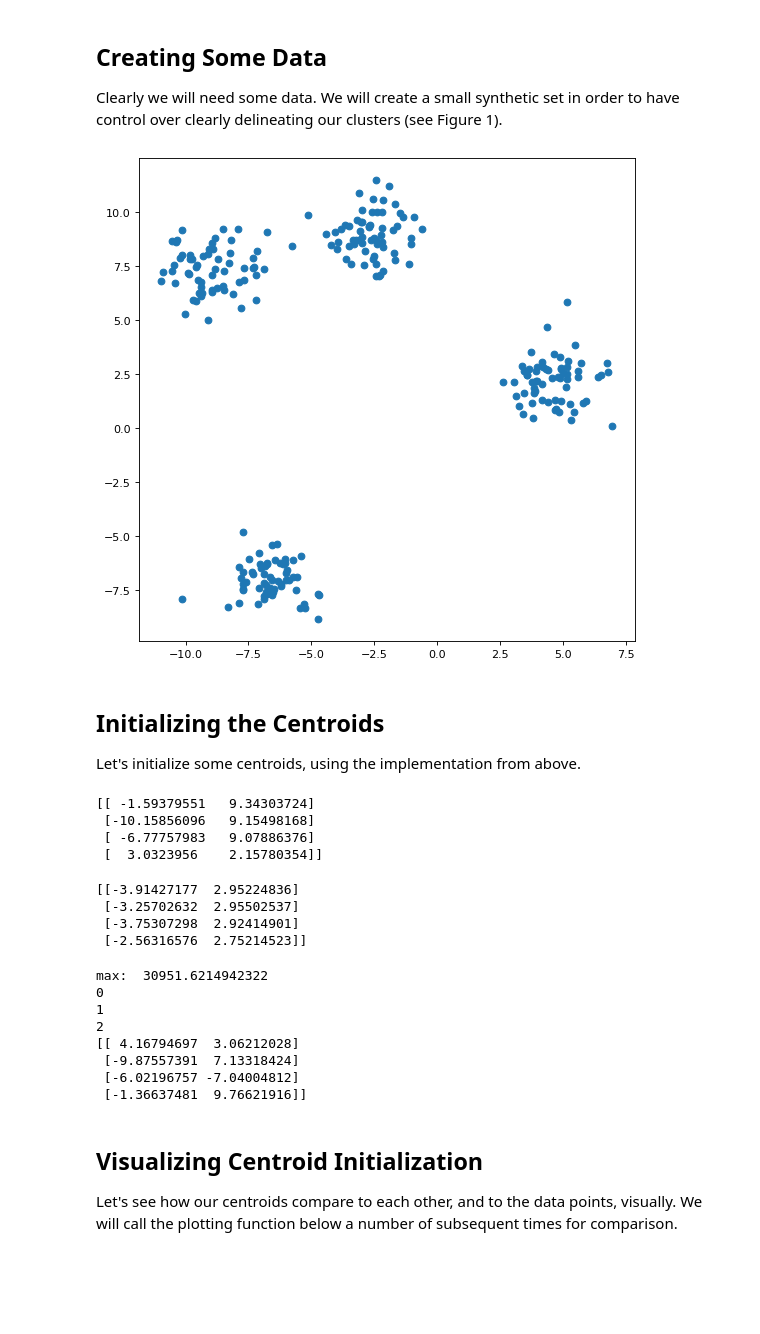
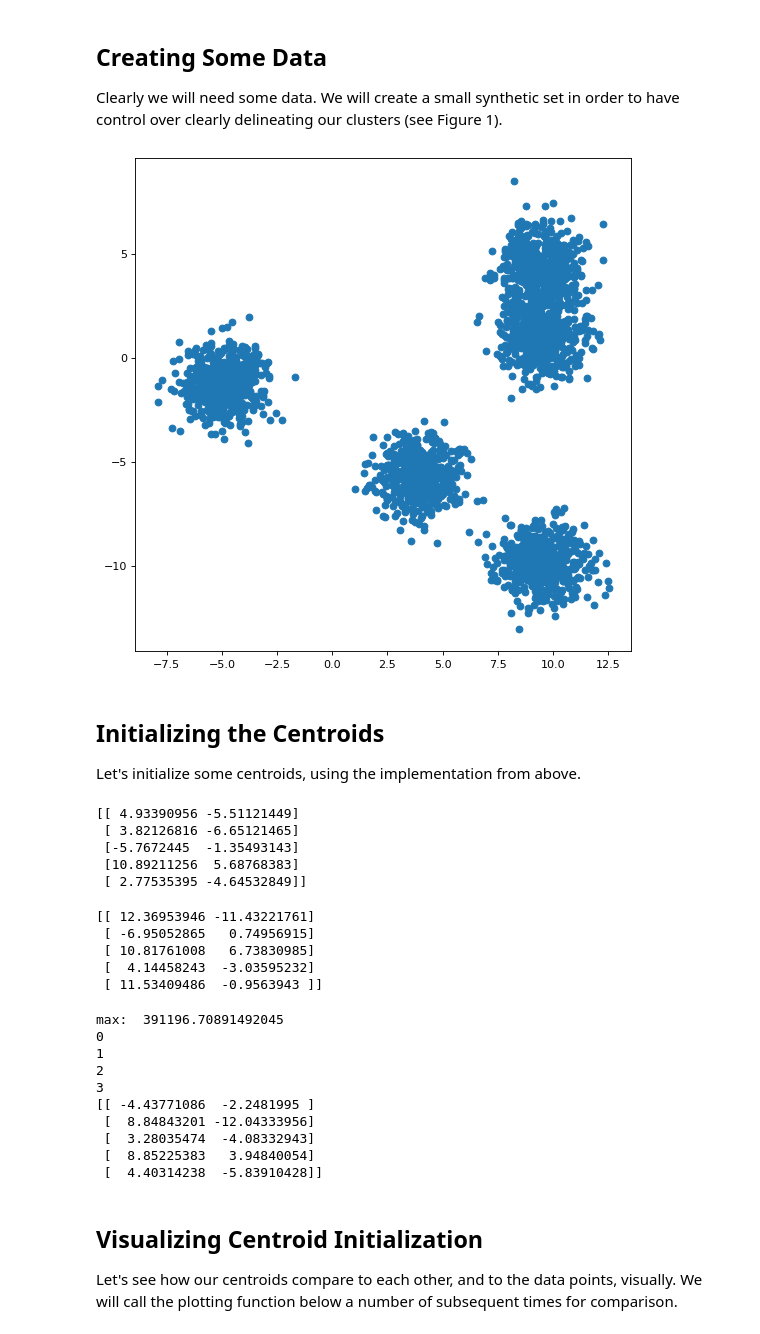
Before and after one commit to matworx/aai-url-notebooks, a Jupyter notebook: kMeans_Initialization.ipynb, the cells around one changed output. Cells and saved outputs as stored; diff of their text form; code cells hidden in the pictures; blank space fills up the shorter version.

```diff
--- a/kMeans_Initialization.ipynb
+++ b/kMeans_Initialization.ipynb
@@ -99,54 +99,58 @@ Clearly we will need some data. We will create a small synthetic set in order to
 # %%
 from sklearn.datasets import make_blobs
 
-n_samples = 250
+n_samples = 2500
 n_features = 2
-n_clusters = 4
-random_state = 42
+n_clusters = 5
+random_state = 4
 max_iter = 100
 
 X, y = make_blobs(n_samples=n_samples,
                   n_features=n_features,
                   centers=n_clusters,
                   random_state=random_state)
 
 fig=plt.figure(figsize=(8,8), dpi=80, facecolor='w', edgecolor='k')
 plt.scatter(X[:, 0], X[:, 1]);
 # %% [output]
-[figure, old version]
+[figure, new version]
 # %% [markdown]
 ## Initializing the Centroids
 
 
 Let's initialize some centroids, using the implementation from above.
 # %%
-forgy_centroids = forgy(X, n_clusters)
+forgy_centroids = macqueen(X, n_clusters)
 print(forgy_centroids)
 # %% [output]
-[[ -1.59379551   9.34303724]
- [-10.15856096   9.15498168]
- [ -6.77757983   9.07886376]
- [  3.0323956    2.15780354]]
+[[ 4.93390956 -5.51121449]
+ [ 3.82126816 -6.65121465]
+ [-5.7672445  -1.35493143]
+ [10.89211256  5.68768383]
+ [ 2.77535395 -4.64532849]]
 # %%
-random_centroids = random_partition(X, n_clusters)
+random_centroids = maximin(X, n_clusters)
 print(random_centroids)
 # %% [output]
-[[-3.91427177  2.95224836]
- [-3.25702632  2.95502537]
- [-3.75307298  2.92414901]
- [-2.56316576  2.75214523]]
+[[ 12.36953946 -11.43221761]
+ [ -6.95052865   0.74956915]
+ [ 10.81761008   6.73830985]
+ [  4.14458243  -3.03595232]
+ [ 11.53409486  -0.9563943 ]]
 # %%
 plus_centroids = kmeans_plus_plus(X, n_clusters)
 print(plus_centroids)
 # %% [output]
-max:  30951.6214942322
+max:  391196.70891492045
 0
 1
 2
-[[ 4.16794697  3.06212028]
- [-9.87557391  7.13318424]
- [-6.02196757 -7.04004812]
- [-1.36637481  9.76621916]]
+3
+[[ -4.43771086  -2.2481995 ]
+ [  8.84843201 -12.04333956]
+ [  3.28035474  -4.08332943]
+ [  8.85225383   3.94840054]
+ [  4.40314238  -5.83910428]]
 # %% [markdown]
 ## Visualizing Centroid Initialization
 
```
Also changed, not shown: parts of 2 cells of this notebook, 5 other files.
